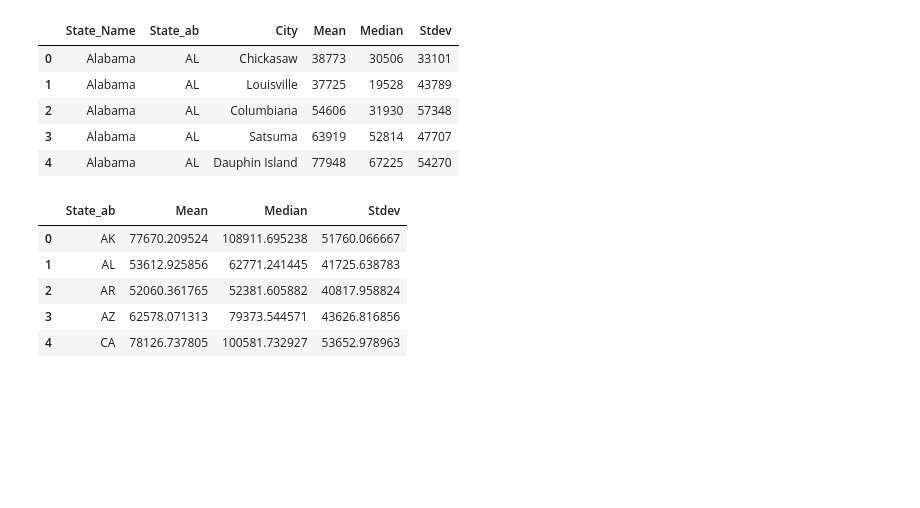
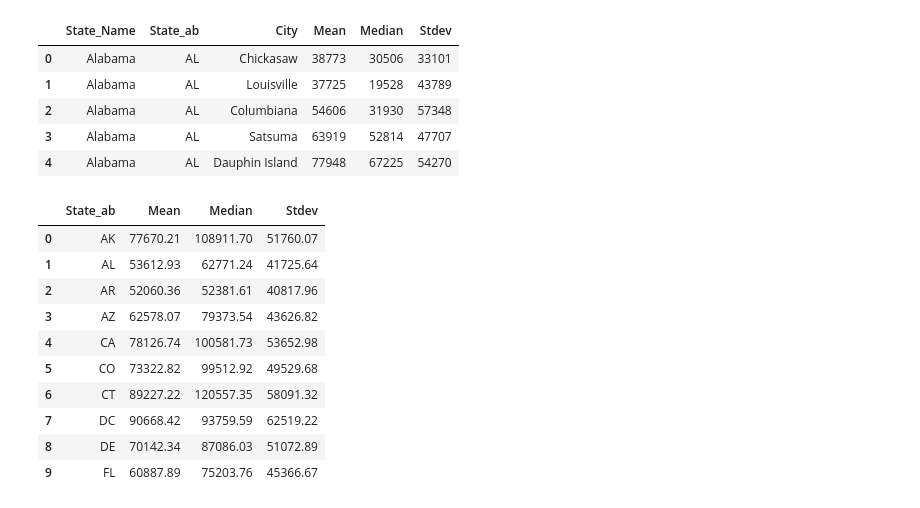
Before and after one commit to MojoJoe33/group_EZ_street, a Jupyter notebook: DataFrames.ipynb, the cells around one changed output. Saved outputs shown, nothing was run; the diff lists cells and outputs as text; code cells hidden in the pictures; blank space fills up the shorter version.

```diff
--- a/DataFrames.ipynb
+++ b/DataFrames.ipynb
@@ -61,13 +73,19 @@ income_df.head()
 | 3 | Alabama | AL | Satsuma | 63919 | 52814 | 47707 |
 | 4 | Alabama | AL | Dauphin Island | 77948 | 67225 | 54270 |
 # %%
+#grouped income df on state to graph
 income_grouped = income_df.groupby("State_ab")
-income_mean = income_grouped.mean().reset_index()
-income_mean.head()
+income_mean = income_grouped.mean().reset_index().round(2)
+income_mean.head(10)
 # %% [output]
 |  | State_ab | Mean | Median | Stdev |
-| 0 | AK | 77670.209524 | 108911.695238 | 51760.066667 |
-| 1 | AL | 53612.925856 | 62771.241445 | 41725.638783 |
-| 2 | AR | 52060.361765 | 52381.605882 | 40817.958824 |
-| 3 | AZ | 62578.071313 | 79373.544571 | 43626.816856 |
-| 4 | CA | 78126.737805 | 100581.732927 | 53652.978963 |
+| 0 | AK | 77670.21 | 108911.70 | 51760.07 |
+| 1 | AL | 53612.93 | 62771.24 | 41725.64 |
+| 2 | AR | 52060.36 | 52381.61 | 40817.96 |
+| 3 | AZ | 62578.07 | 79373.54 | 43626.82 |
+| 4 | CA | 78126.74 | 100581.73 | 53652.98 |
+| 5 | CO | 73322.82 | 99512.92 | 49529.68 |
+| 6 | CT | 89227.22 | 120557.35 | 58091.32 |
+| 7 | DC | 90668.42 | 93759.59 | 62519.22 |
+| 8 | DE | 70142.34 | 87086.03 | 51072.89 |
+| 9 | FL | 60887.89 | 75203.76 | 45366.67 |
```
Also changed, not shown: parts of 19 cells of this notebook, 8 other files.
